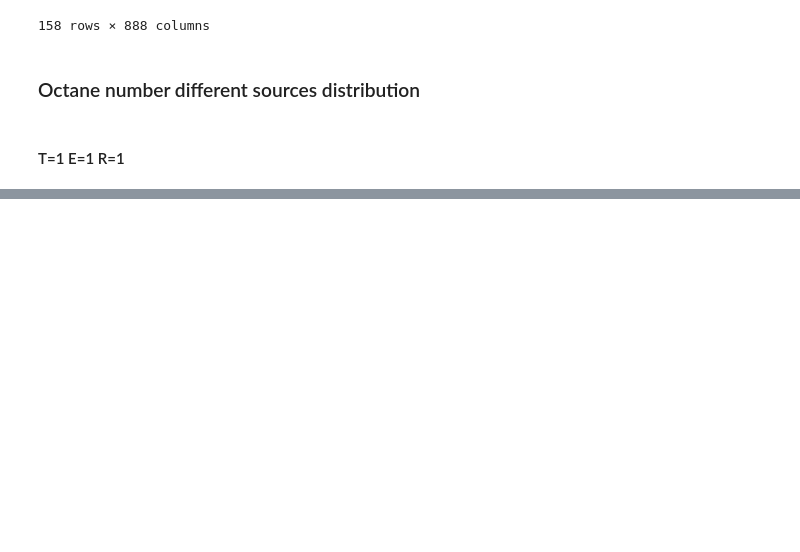
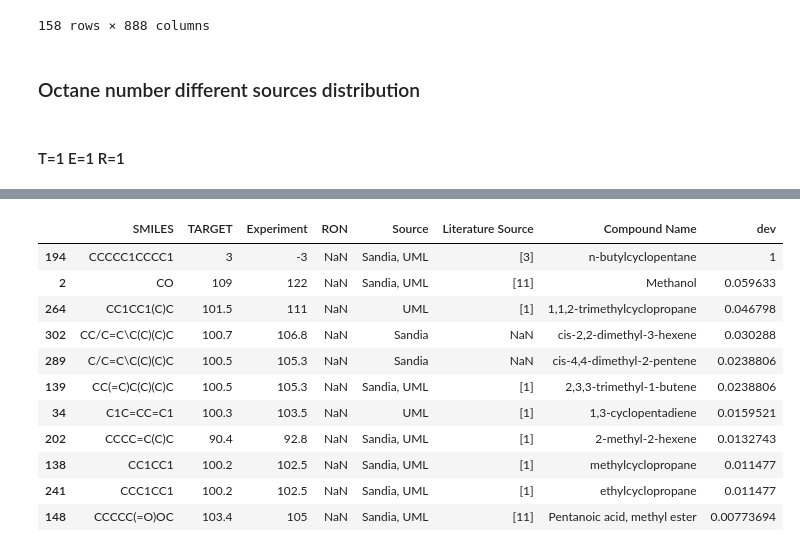
Before and after one commit to SergeyAnufriev/biofuels, a Jupyter notebook: Octane.ipynb, the cells around one changed output, grey strips where cells are left out. Drawn from its saved outputs; the diff is of its cells as text; code cells hidden in the pictures; blank space fills up the shorter version.

```diff
--- a/Octane.ipynb
+++ b/Octane.ipynb
@@ -529,0 +545,16 @@ df_111.sort_values(by=['dev'],ascending=False).head(int(len(df_111)/10))
+# %%
+# Printed values to the left of the
+df_110.sort_values(by=['dev'],ascending=False).head(int(len(df_110)/5))
+# %% [output]
+|  | SMILES | TARGET | Experiment | RON | Source | Literature Source | Compound Name | dev |
+| 194 | CCCCC1CCCC1 | 3 | -3 | NaN | Sandia, UML | [3] | n-butylcyclopentane | 1 |
+| 2 | CO | 109 | 122 | NaN | Sandia, UML | [11] | Methanol | 0.059633 |
+| 264 | CC1CC1(C)C | 101.5 | 111 | NaN | UML | [1] | 1,1,2-trimethylcyclopropane | 0.046798 |
+| 302 | CC/C=C\C(C)(C)C | 100.7 | 106.8 | NaN | Sandia | NaN | cis-2,2-dimethyl-3-hexene | 0.030288 |
+| 289 | C/C=C\C(C)(C)C | 100.5 | 105.3 | NaN | Sandia | NaN | cis-4,4-dimethyl-2-pentene | 0.0238806 |
+| 139 | CC(=C)C(C)(C)C | 100.5 | 105.3 | NaN | Sandia, UML | [1] | 2,3,3-trimethyl-1-butene | 0.0238806 |
+| 34 | C1C=CC=C1 | 100.3 | 103.5 | NaN | UML | [1] | 1,3-cyclopentadiene | 0.0159521 |
+| 202 | CCCC=C(C)C | 90.4 | 92.8 | NaN | Sandia, UML | [1] | 2-methyl-2-hexene | 0.0132743 |
+| 138 | CC1CC1 | 100.2 | 102.5 | NaN | Sandia, UML | [1] | methylcyclopropane | 0.011477 |
+| 241 | CCC1CC1 | 100.2 | 102.5 | NaN | Sandia, UML | [1] | ethylcyclopropane | 0.011477 |
+| 148 | CCCCC(=O)OC | 103.4 | 105 | NaN | Sandia, UML | [11] | Pentanoic acid, methyl ester | 0.00773694 |
```
Also changed, not shown: parts of 14 cells of this notebook, 1 other file.
